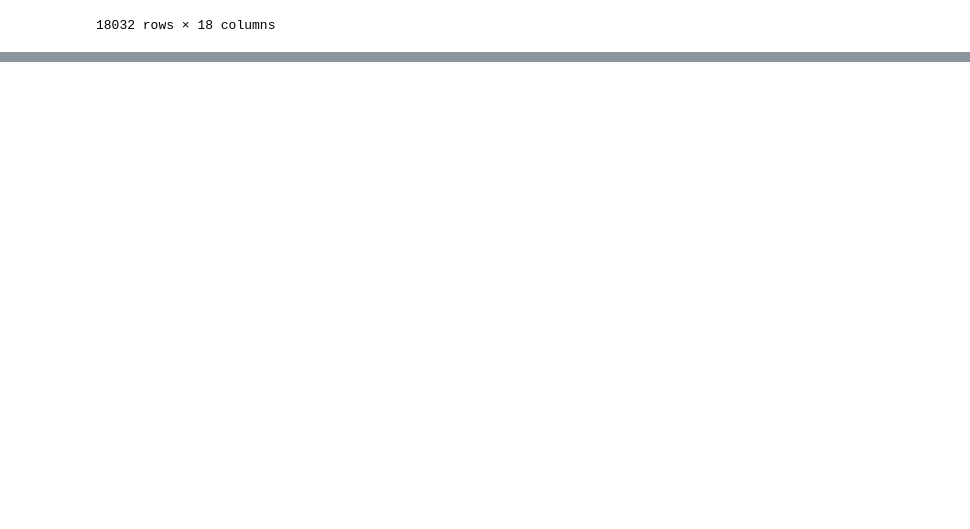
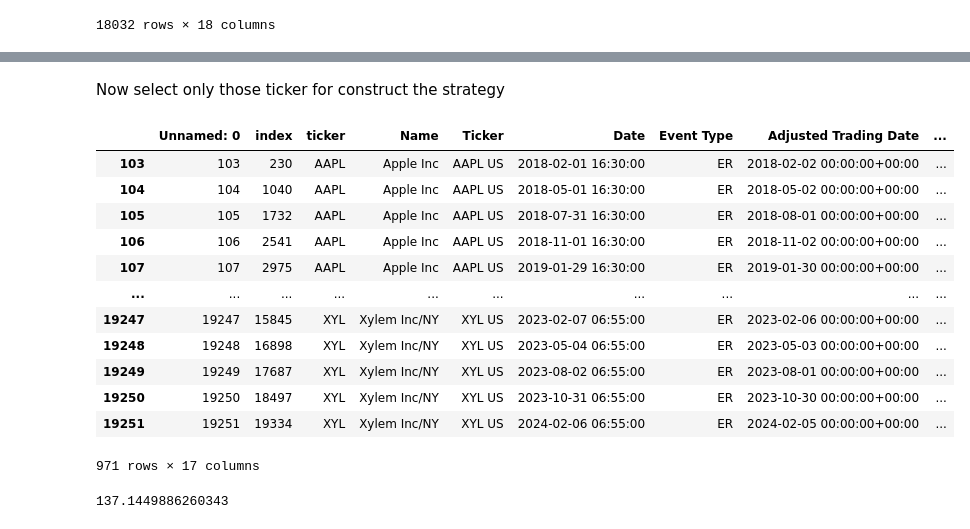
Before and after one commit to shreyjain-uchicago/ProjectLab_Spring-24_HullTactical, a Jupyter notebook: options_analysis sectors.ipynb, the cells around one changed output, grey strips where cells are left out. Drawn from its saved outputs; the diff is of its cells as text; code cells hidden in the pictures; blank space fills up the shorter version.

```diff
--- a/options_analysis sectors.ipynb
+++ b/options_analysis sectors.ipynb
@@ -445,0 +716,37 @@ plt.show()
+# %% [markdown]
+Now select only those ticker for construct the strategy
+# %%
+
+top_10_sharpe = ['ELN', 'SNC', 'XYL', 'HON', 'SWA', 'EAS', 'DEN', 'BSK', 'TMO', 'ABV',
+                 'LIFN', 'FISN', 'CRAT', 'SMDH', 'DENY', 'BECK', 'ARCH', 'SEC', 'GFI', 'WLN',
+                 'RUNC', 'PAYX', 'COM', 'AMD', 'MCC', 'DCC', 'BGEN', 'SIK', 'FAST', 'CHIL',
+                 'PWRG', 'ULTA', 'CROX', 'LEN', 'CZR', 'BOOT', 'HP', 'ARMK', 'DRI', 'POOL',
+                 'MAT', 'AMR', 'SBRA', 'ZNAT', 'EPAM', 'NUS', 'NBR', 'ANNX', 'NPL', 'AAPL',
+                 'HEI', 'GS', 'CST', 'CON', 'CP', 'KEY', 'SQ', 'CGC', 'FPS', 'NS',
+                 'FON', 'SPL', 'IGL', 'IS', 'XCT', 'PG', 'HFL', 'ADN', 'PED', 'HOLZ',
+                 'OAK', 'SO', 'DOCK', 'PETS', 'NMG', 'LEC', 'KXC', 'FF', 'PME', 'TRUCK',
+                 'AVG', 'DINC', 'CAGED', 'EXON', 'GEL', 'LOAD', 'SDA', 'ADV', 'DDS', 'NSA',
+                 'TECH', 'TEA', 'MWC', 'PEPS', 'NECA', 'HYTECH', 'TIVO', 'FOXA', 'TRIP',
+                 'IR', 'CCI', 'PLD', 'AMT', 'VTR', 'DRI', 'SLG', 'VNO', 'EQIX', 'CBRE',
+                 'AAR', 'NCO', 'SLED', 'PPD', 'FSB', 'UTA', 'CRS', 'HES', 'WMB', 'KMI']
+
+filtered_df = earnings_dates_for_tickers[earnings_dates_for_tickers['ticker'].isin(top_10_sharpe)]
+filtered_df
+# %% [output]
+|  | Unnamed: 0 | index | ticker | Name | Ticker | Date | Event Type | Adjusted Trading Date | ... |
+| 103 | 103 | 230 | AAPL | Apple Inc | AAPL US | 2018-02-01 16:30:00 | ER | 2018-02-02 00:00:00+00:00 | ... |
+| 104 | 104 | 1040 | AAPL | Apple Inc | AAPL US | 2018-05-01 16:30:00 | ER | 2018-05-02 00:00:00+00:00 | ... |
+| 105 | 105 | 1732 | AAPL | Apple Inc | AAPL US | 2018-07-31 16:30:00 | ER | 2018-08-01 00:00:00+00:00 | ... |
+| 106 | 106 | 2541 | AAPL | Apple Inc | AAPL US | 2018-11-01 16:30:00 | ER | 2018-11-02 00:00:00+00:00 | ... |
+| 107 | 107 | 2975 | AAPL | Apple Inc | AAPL US | 2019-01-29 16:30:00 | ER | 2019-01-30 00:00:00+00:00 | ... |
+| ... | ... | ... | ... | ... | ... | ... | ... | ... | ... |
+| 19247 | 19247 | 15845 | XYL | Xylem Inc/NY | XYL US | 2023-02-07 06:55:00 | ER | 2023-02-06 00:00:00+00:00 | ... |
+| 19248 | 19248 | 16898 | XYL | Xylem Inc/NY | XYL US | 2023-05-04 06:55:00 | ER | 2023-05-03 00:00:00+00:00 | ... |
+| 19249 | 19249 | 17687 | XYL | Xylem Inc/NY | XYL US | 2023-08-02 06:55:00 | ER | 2023-08-01 00:00:00+00:00 | ... |
+| 19250 | 19250 | 18497 | XYL | Xylem Inc/NY | XYL US | 2023-10-31 06:55:00 | ER | 2023-10-30 00:00:00+00:00 | ... |
+| 19251 | 19251 | 19334 | XYL | Xylem Inc/NY | XYL US | 2024-02-06 06:55:00 | ER | 2024-02-05 00:00:00+00:00 | ... |
+971 rows × 17 columns
+# %%
+filtered_df['straddle_pnl'].mean()
+# %% [output]
+137.1449886260343
```
Also changed, not shown: parts of 42 cells of this notebook.
